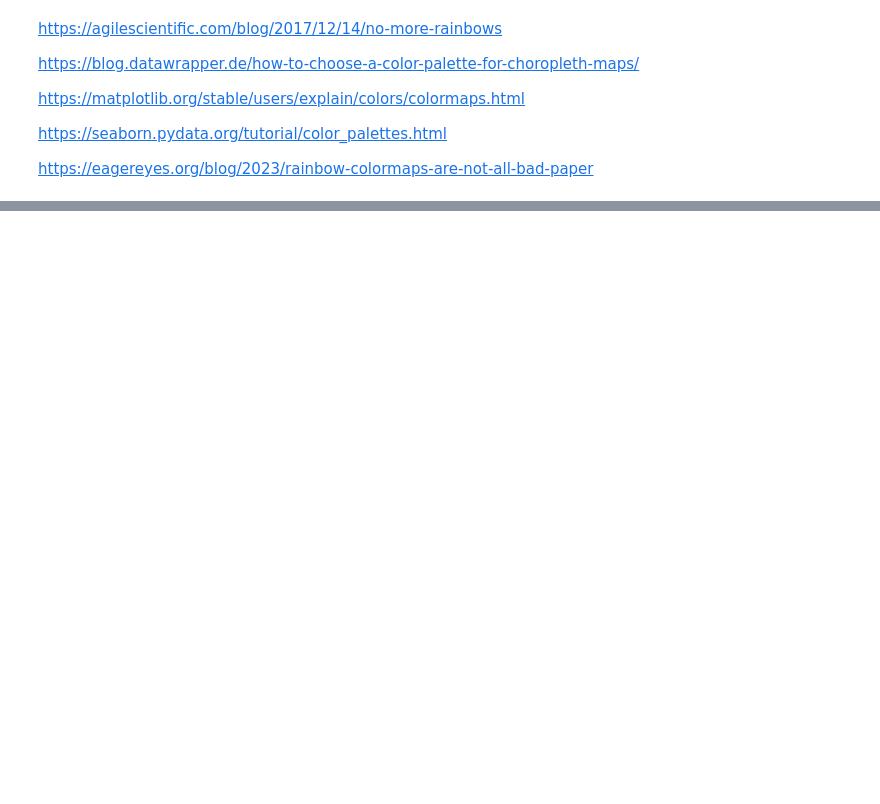
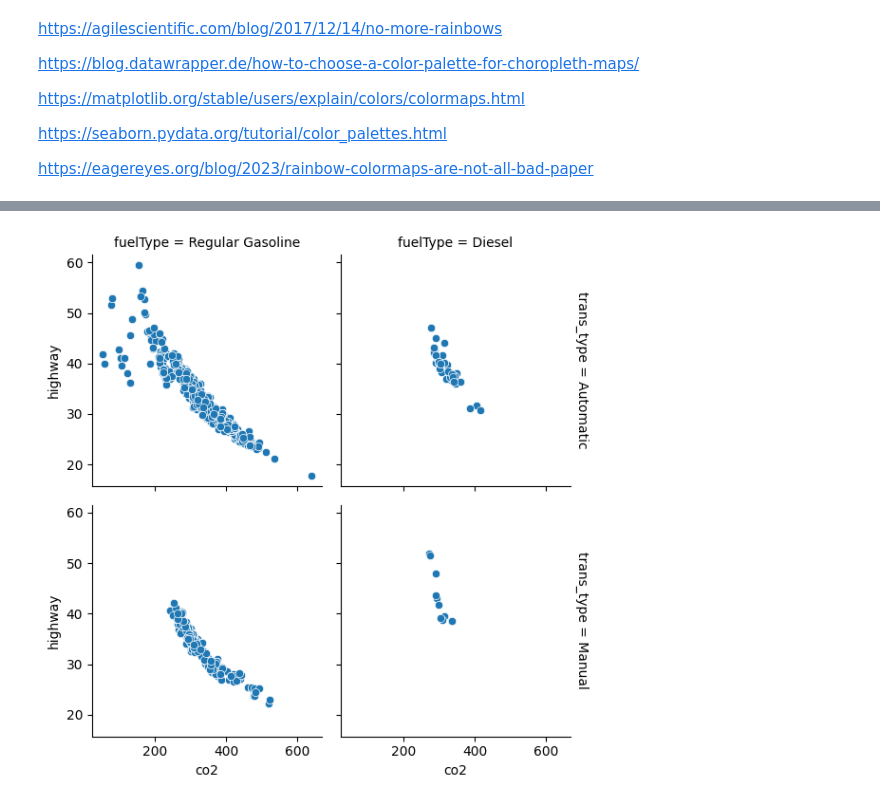
Before and after one commit to sondosaabed/Data-Visualization-with-Matplotlib-and-Seaborn, a Jupyter notebook: L5-Multivariate-Exploration-of-Data/L5-Multivariate-Exploration-of-Data.ipynb, the cells around one changed output, grey strips where cells are left out. Saved outputs shown, nothing was run; the diff lists cells and outputs as text; code cells hidden in the pictures; blank space fills up the shorter version.

```diff
--- a/L5-Multivariate-Exploration-of-Data/L5-Multivariate-Exploration-of-Data.ipynb
+++ b/L5-Multivariate-Exploration-of-Data/L5-Multivariate-Exploration-of-Data.ipynb
@@ -194,0 +225,8 @@ https://eagereyes.org/blog/2023/rainbow-colormaps-are-not-all-bad-paper
+# %%
+# simply by only looking at two fuel types
+df_fueltypes = df[(df['fuelType'] == 'Regular Gasoline') | (df['fuelType'] == 'Diesel')].reset_index(drop=True)
+
+g = sns.FacetGrid(data=df_fueltypes, col='fuelType', row='trans_type', margin_titles=True)
+g.map(sns.scatterplot, 'co2', 'highway');
+# %% [output]
+[figure, added]
```
Also changed, not shown: parts of 6 cells of this notebook.
